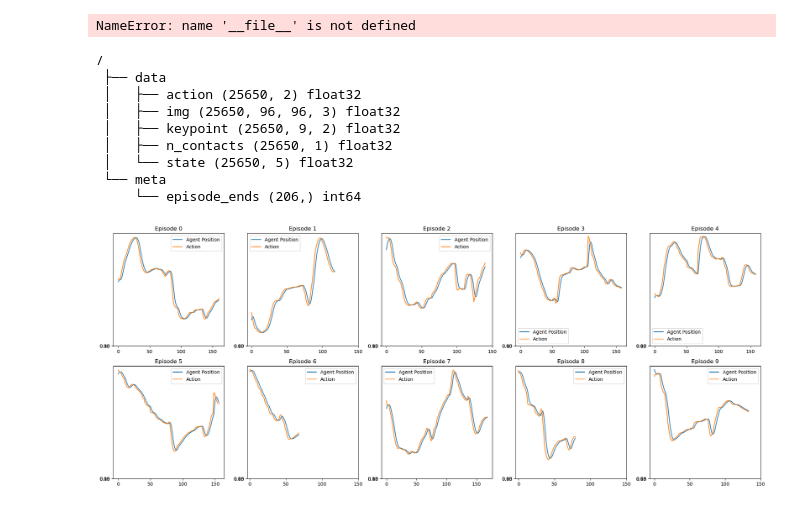
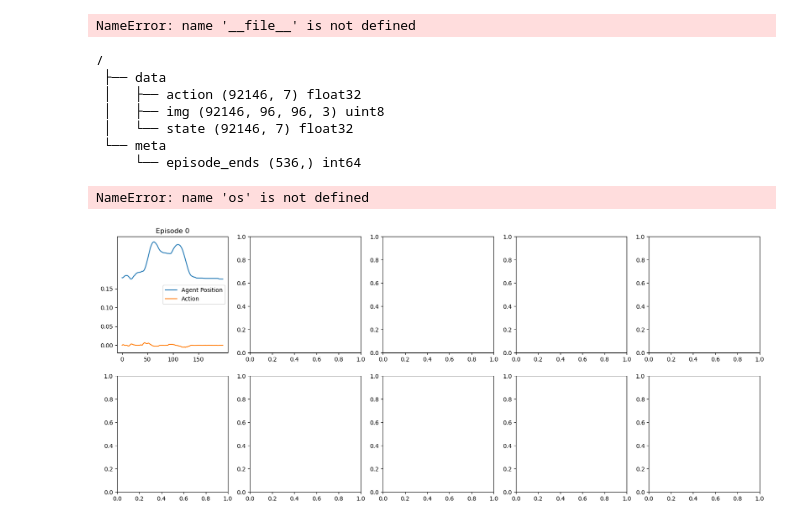
Before and after one commit to vpnasdfghjkl/diffusion, a Jupyter notebook: check_zarr.ipynb, the cells around one changed output. Drawn from its saved outputs; the diff is of its cells as text; code cells hidden in the pictures.

```diff
--- a/check_zarr.ipynb
+++ b/check_zarr.ipynb
@@ -12,13 +12,13 @@ import zarr
 import numpy as np
 import matplotlib.pyplot as plt
 
-video_folder = "/app/data/BJ_juice1/video"
+# video_folder = "/app/data/BJ_juice1/video"
 
-os.makedirs(video_folder,exist_ok=True)
+# os.makedirs(video_folder,exist_ok=True)
 
 # draw dataset
-# dataset_path = "/app/data/BJ_juice1/zarr/BJ_juice1.zarr"
-dataset_path = "/app/data/pusht/pusht_cchi_v7_replay.zarr"
+dataset_path = "/app/data/BJ_juice1/zarr/BJ_juice1.zarr"
+# dataset_path = "/app/data/pusht/pusht_cchi_v7_replay.zarr"
 dataset_root = zarr.open(dataset_path, 'r')
 # dataset_root0 = zarr.open(dataset_path0, 'r')
 print(dataset_root.tree())
@@ -44,37 +44,36 @@ for i in range(10):
     ax.plot(train_data['agent_pos'][start_idx:end_idx,0], label='Agent Position')
     ax.plot(train_data['action'][start_idx:end_idx,0], label='Action')
     # 保证每张图之间的x轴刻度一致,y轴刻度一致,y轴一格为50。而且每个图的50长度是一样的
     ax.set_xticks(np.arange(0, 200, 50))
     ax.set_yticks(np.arange(0, 0.2, 0.05))
     # ax.set_aspect('equal')
     ax.legend()
 
     # 提取帧数据
     frames = train_image_data[start_idx:end_idx]
     frames = np.moveaxis(frames, 1, -1)  # 确保帧数据格式为 (height, width, channels)
     frames = frames.astype(np.uint8)
 
     # 存储为MP4文件
     video_path = os.path.join(video_folder, f"episode_{i}.mp4")
     fourcc = cv2.VideoWriter_fourcc(*'mp4v')  # 使用mp4编码
     out = cv2.VideoWriter(video_path, fourcc, 10, (frames.shape[2], frames.shape[1]))  # 设置帧速率和帧大小
 
     for frame in frames:
         out.write(cv2.cvtColor(frame, cv2.COLOR_RGB2BGR))  # 将RGB转换为BGR格式
     out.release()
 
 
 
 plt.tight_layout()
 plt.show()
 # %% [output]
 /
  ├── data
- │   ├── action (25650, 2) float32
- │   ├── img (25650, 96, 96, 3) float32
- │   ├── keypoint (25650, 9, 2) float32
- │   ├── n_contacts (25650, 1) float32
- │   └── state (25650, 5) float32
+ │   ├── action (92146, 7) float32
+ │   ├── img (92146, 96, 96, 3) uint8
+ │   └── state (92146, 7) float32
  └── meta
-     └── episode_ends (206,) int64
+     └── episode_ends (536,) int64
+NameError: name 'os' is not defined
-[figure, old version]
+[figure, new version]
```
Also changed, not shown: parts of 1 cell of this notebook, 9 other files.
